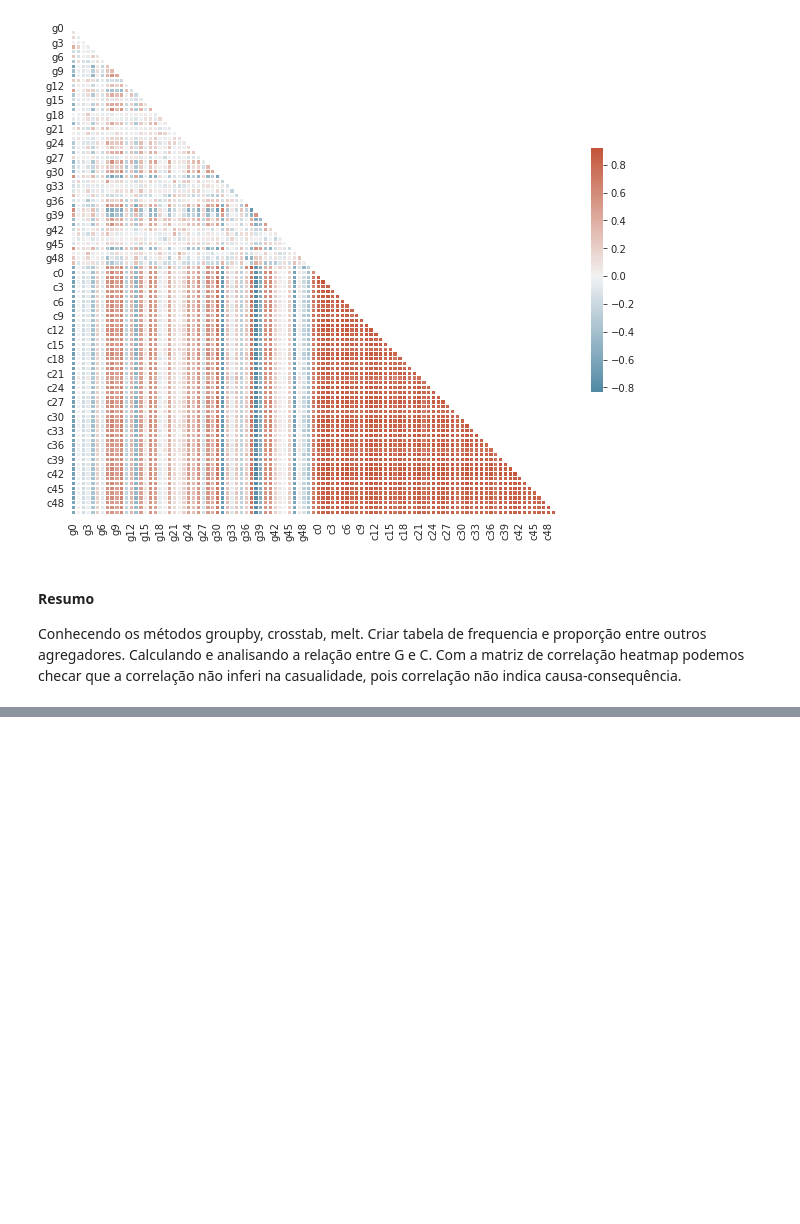
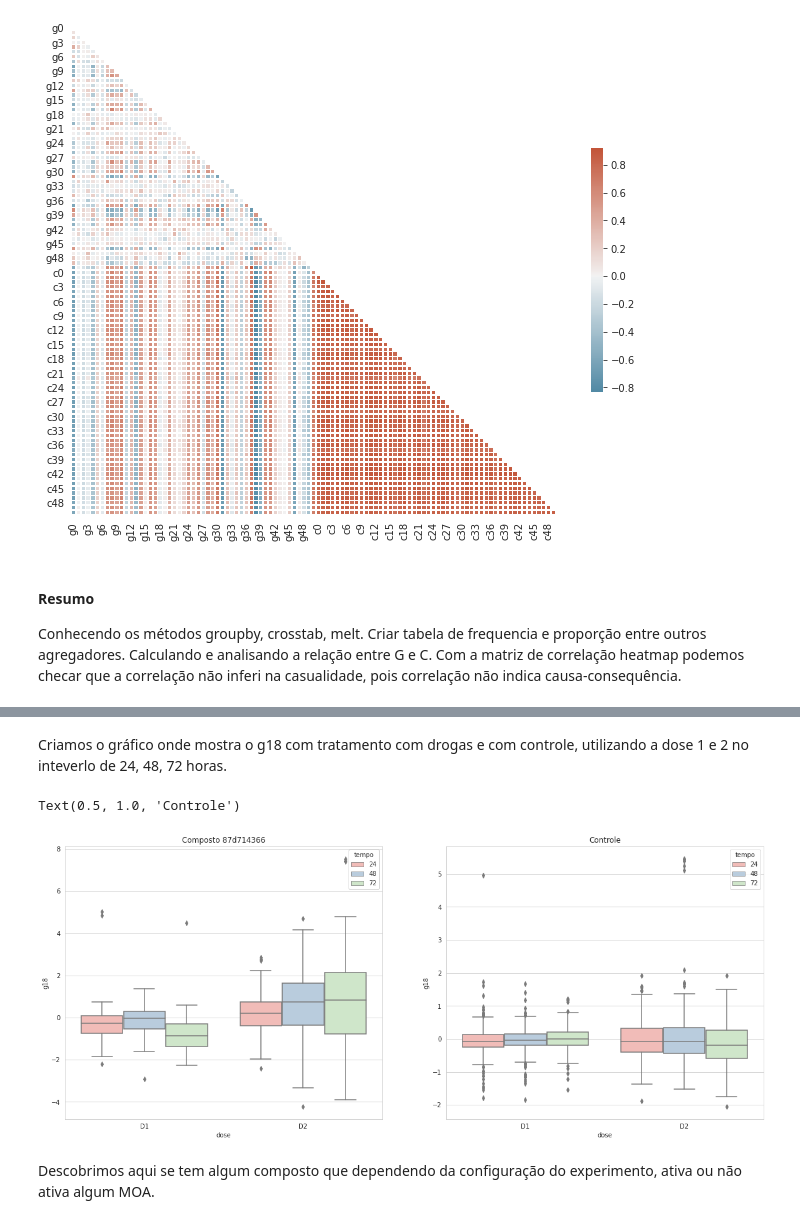
Before and after one commit to hywenklis/ImersaoDeDados, a Jupyter notebook: Imersão_de_Dados_Alura.ipynb, the cells around one changed output, grey strips where cells are left out. Drawn from its saved outputs; the diff is of its cells as text; code cells hidden in the pictures; blank space fills up the shorter version.

```diff
--- a/Imersão_de_Dados_Alura.ipynb
+++ b/Imersão_de_Dados_Alura.ipynb
@@ -555,0 +931,3 @@ Calculando e analisando a relação entre G e C. Com a matriz de correlação he
+# %%
+controle = dados_combinados[dados_combinados['tratamento']=='com_controle']
+controle
@@ -555,0 +948,3 @@ Calculando e analisando a relação entre G e C. Com a matriz de correlação he
+# %%
+composto = dados_combinados[dados_combinados['composto']=='87d714366'] #criamos uma variável onde vai receber o composto escolhido para a análise
+composto
@@ -555,0 +965,14 @@ Calculando e analisando a relação entre G e C. Com a matriz de correlação he
+# %% [markdown]
+Criamos o gráfico onde mostra o g18 com tratamento com drogas e com controle, utilizando a dose 1 e 2 no inteverlo de 24, 48, 72 horas.
+# %%
+fig, axs = plt.subplots(1,2,figsize=(20,8))
+
+sns.boxplot(data = composto, y='g18', x='dose', hue='tempo', palette="Pastel1", ax=axs[0])
+axs[0].set_title('Composto 87d714366')
+sns.boxplot(data = controle, y='g18', x='dose', hue='tempo', palette="Pastel1", ax=axs[1])
+axs[1].set_title('Controle')
+# %% [output]
+Text(0.5, 1.0, 'Controle')
+[figure, added]
+# %% [markdown]
+Descobrimos aqui se tem algum composto que dependendo da configuração do experimento, ativa ou não ativa algum MOA.
```
Also changed, not shown: parts of 61 cells of this notebook.
